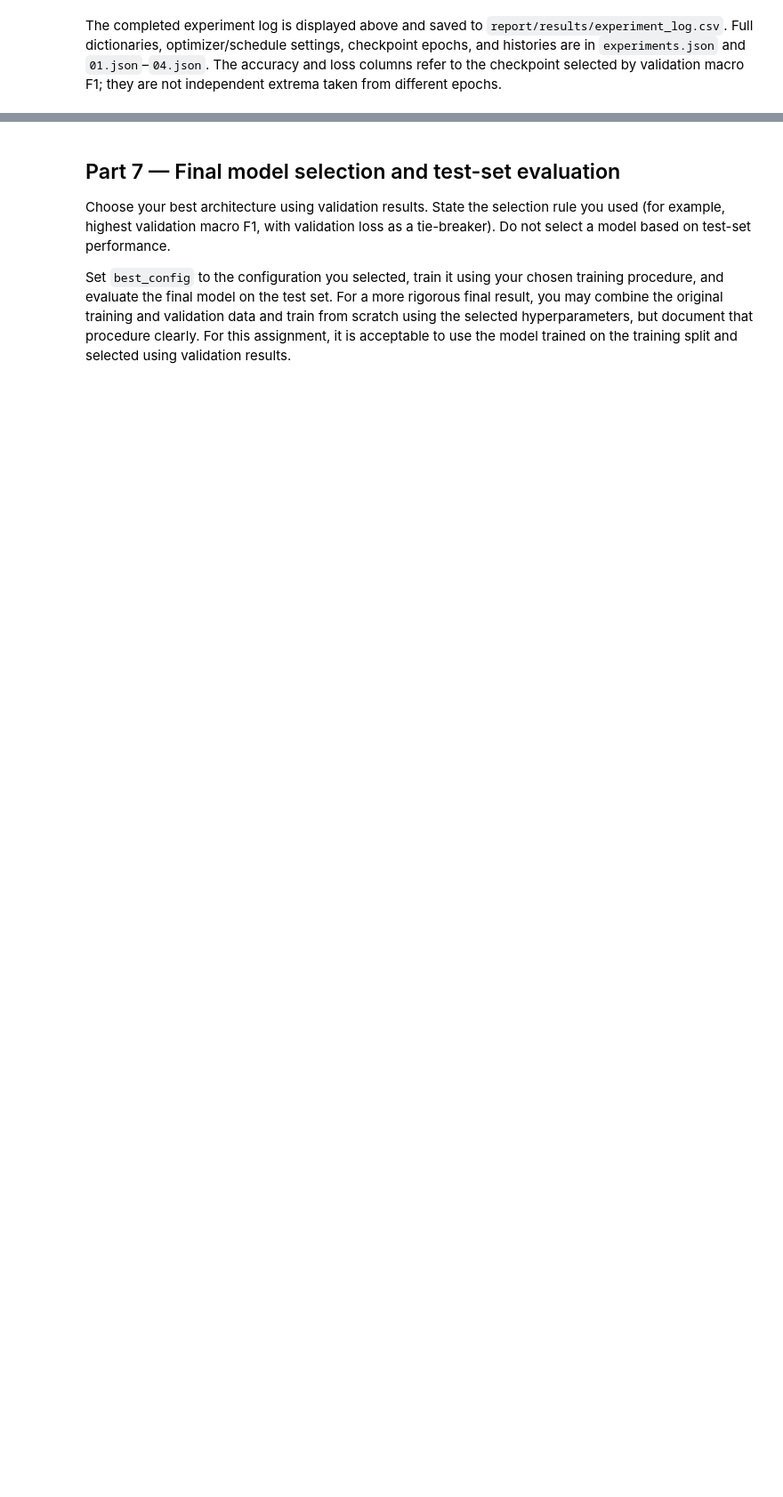
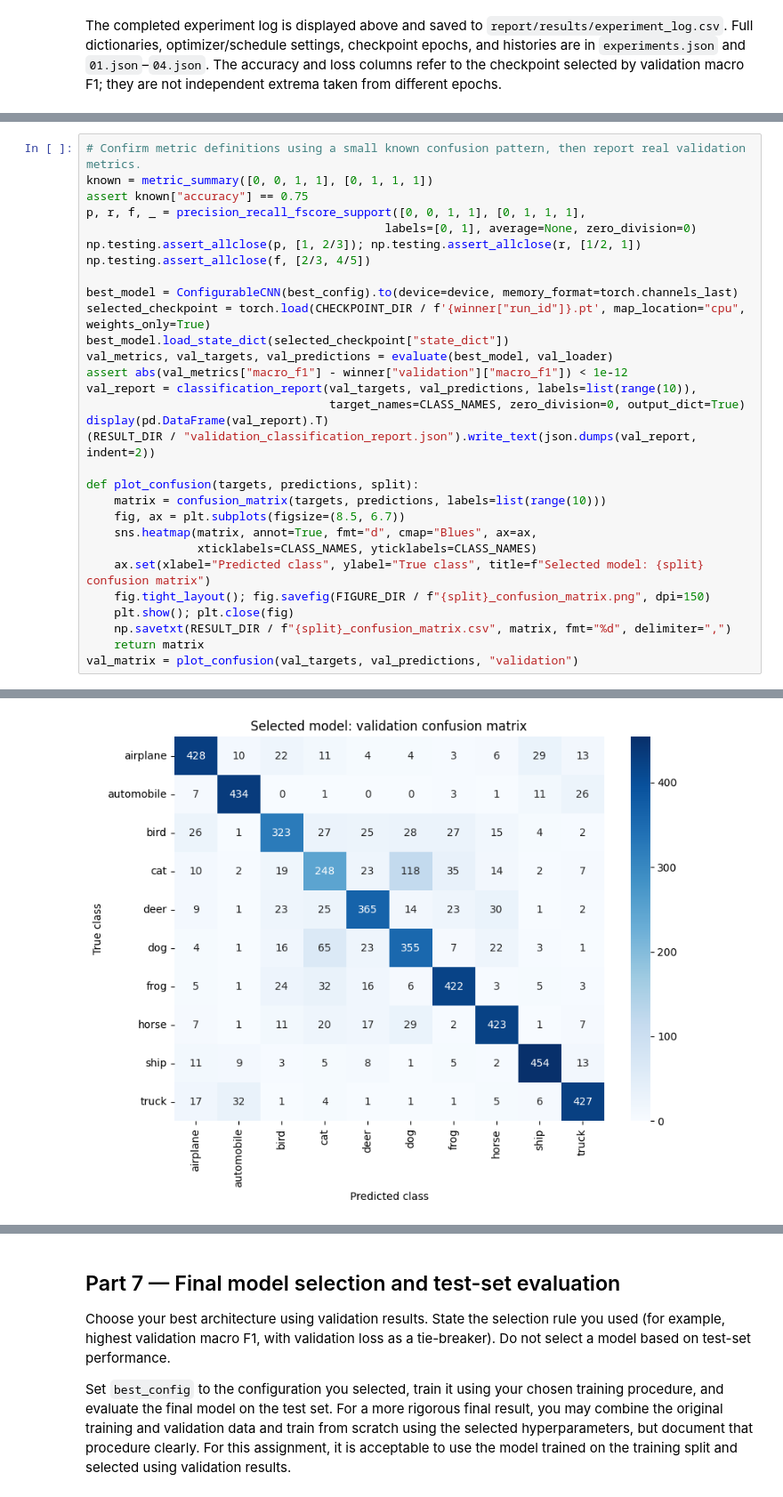
Before and after one commit to Neural-Network-SBU-fall-2026/CNN, a Jupyter notebook: Noebooks/CIFAR10_CNN_Assignment.ipynb, the cells around one changed output, grey strips where cells are left out. Shown at 89% size. Cells and saved outputs as stored; diff of their text form; blank space fills up the shorter version.

Commit message:
Part 6: report validation metrics and explain multiclass evaluation

```diff
--- a/Noebooks/CIFAR10_CNN_Assignment.ipynb
+++ b/Noebooks/CIFAR10_CNN_Assignment.ipynb
@@ -915,0 +908,31 @@ CIFAR-10 is balanced, so macro and weighted averages may be relatively close, bu
+# %%
+# Confirm metric definitions using a small known confusion pattern, then report real validation metrics.
+known = metric_summary([0, 0, 1, 1], [0, 1, 1, 1])
+assert known["accuracy"] == 0.75
+p, r, f, _ = precision_recall_fscore_support([0, 0, 1, 1], [0, 1, 1, 1],
+                                           labels=[0, 1], average=None, zero_division=0)
+np.testing.assert_allclose(p, [1, 2/3]); np.testing.assert_allclose(r, [1/2, 1])
+np.testing.assert_allclose(f, [2/3, 4/5])
+
+best_model = ConfigurableCNN(best_config).to(device=device, memory_format=torch.channels_last)
+selected_checkpoint = torch.load(CHECKPOINT_DIR / f'{winner["run_id"]}.pt', map_location="cpu", weights_only=True)
+best_model.load_state_dict(selected_checkpoint["state_dict"])
+val_metrics, val_targets, val_predictions = evaluate(best_model, val_loader)
+assert abs(val_metrics["macro_f1"] - winner["validation"]["macro_f1"]) < 1e-12
+val_report = classification_report(val_targets, val_predictions, labels=list(range(10)),
+                                   target_names=CLASS_NAMES, zero_division=0, output_dict=True)
+display(pd.DataFrame(val_report).T)
+(RESULT_DIR / "validation_classification_report.json").write_text(json.dumps(val_report, indent=2))
+
+def plot_confusion(targets, predictions, split):
+    matrix = confusion_matrix(targets, predictions, labels=list(range(10)))
+    fig, ax = plt.subplots(figsize=(8.5, 6.7))
+    sns.heatmap(matrix, annot=True, fmt="d", cmap="Blues", ax=ax,
+                xticklabels=CLASS_NAMES, yticklabels=CLASS_NAMES)
+    ax.set(xlabel="Predicted class", ylabel="True class", title=f"Selected model: {split} confusion matrix")
+    fig.tight_layout(); fig.savefig(FIGURE_DIR / f"{split}_confusion_matrix.png", dpi=150)
+    plt.show(); plt.close(fig)
+    np.savetxt(RESULT_DIR / f"{split}_confusion_matrix.csv", matrix, fmt="%d", delimiter=",")
+    return matrix
+val_matrix = plot_confusion(val_targets, val_predictions, "validation")
+# %% [output]
@@ -915,0 +953 @@ CIFAR-10 is balanced, so macro and weighted averages may be relatively close, bu
+[figure, added]
```
Also changed, not shown: parts of 6 cells of this notebook, 3 other files.
